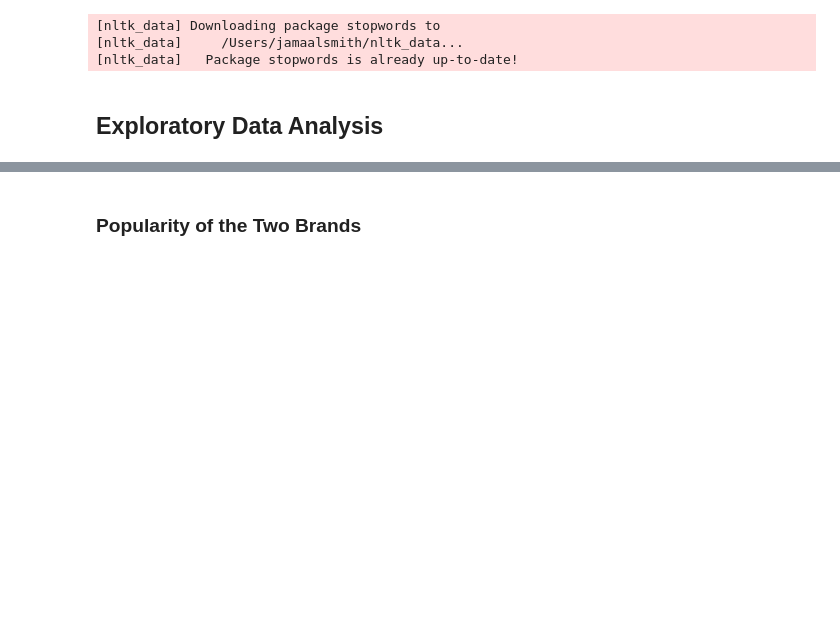
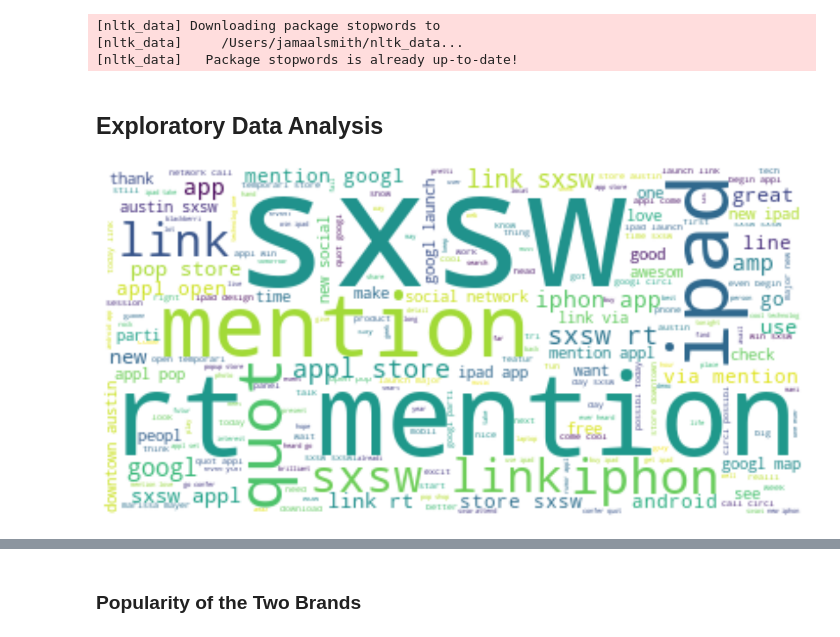
Before and after one commit to jdsmithwes/project4_NLP-master, a Jupyter notebook: Apple_Google_NLPnotebook.ipynb, the cells around one changed output, grey strips where cells are left out. Saved outputs shown, nothing was run; the diff lists cells and outputs as text; code cells hidden in the pictures; blank space fills up the shorter version.

```diff
--- a/Apple_Google_NLPnotebook.ipynb
+++ b/Apple_Google_NLPnotebook.ipynb
@@ -147,12 +135,14 @@ nltk.download('stopwords')
 from nltk.corpus import stopwords
 from nltk.stem.porter import PorterStemmer
 corpus = []
+stopword_list = stopwords.words('english')
+stopword_list.append([',','rt','mention','link'])
 for tweet in tweets:
     tweet = re.sub('[^a-zA-Z]', ' ', tweet)
     tweet = tweet.lower()
     tweet = tweet.split()
     ps = PorterStemmer()
-    tweet = [ps.stem(word) for word in tweet if not word in set(stopwords.words('english'))]
+    tweet = [ps.stem(word) for word in tweet if not word in stopword_list]
     tweet = ' '.join(tweet)
     corpus.append(tweet)
 # %% [output]
@@ -180,3 +170,21 @@ most_used_words = pd.DataFrame(most_used_words, columns=['word','count'])
 most_used_words.reset_index(drop=True,inplace=True)
 # %% [markdown]
 ## Exploratory Data Analysis
+# %%
+#Wordcloud of popular words
+text = " ".join(tweet for tweet in data.tweet_text)
+plt.figure(figsize=(35,10))
+# Create stopword list:
+stopwords = set(STOPWORDS)
+stopwords.update(["mention", "link", "rt",])
+
+# Generate a word cloud image
+wordcloud = WordCloud(background_color="white").generate(text)
+
+# Display the generated image:
+# the matplotlib way:
+plt.imshow(wordcloud, interpolation='bilinear')
+plt.axis("off")
+plt.show()
+# %% [output]
+[figure, added]
```
Also changed, not shown: parts of 14 cells of this notebook.
